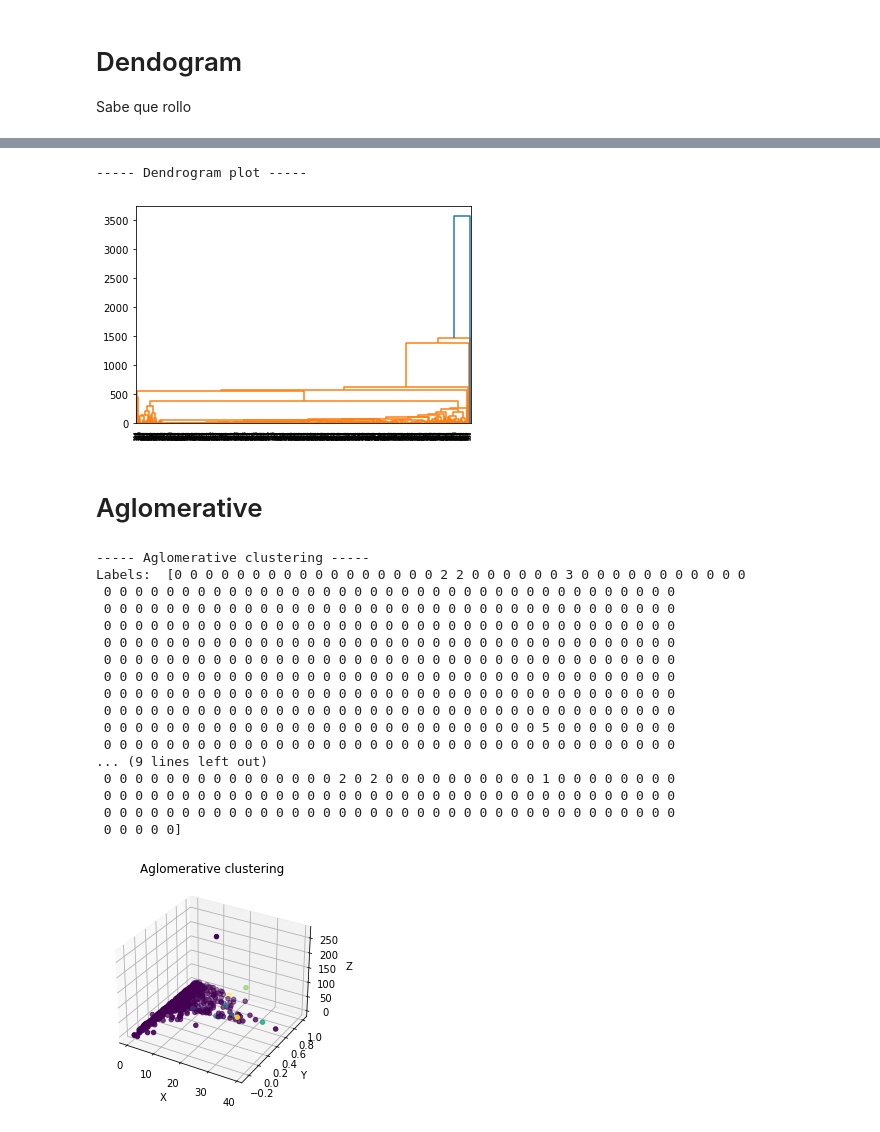
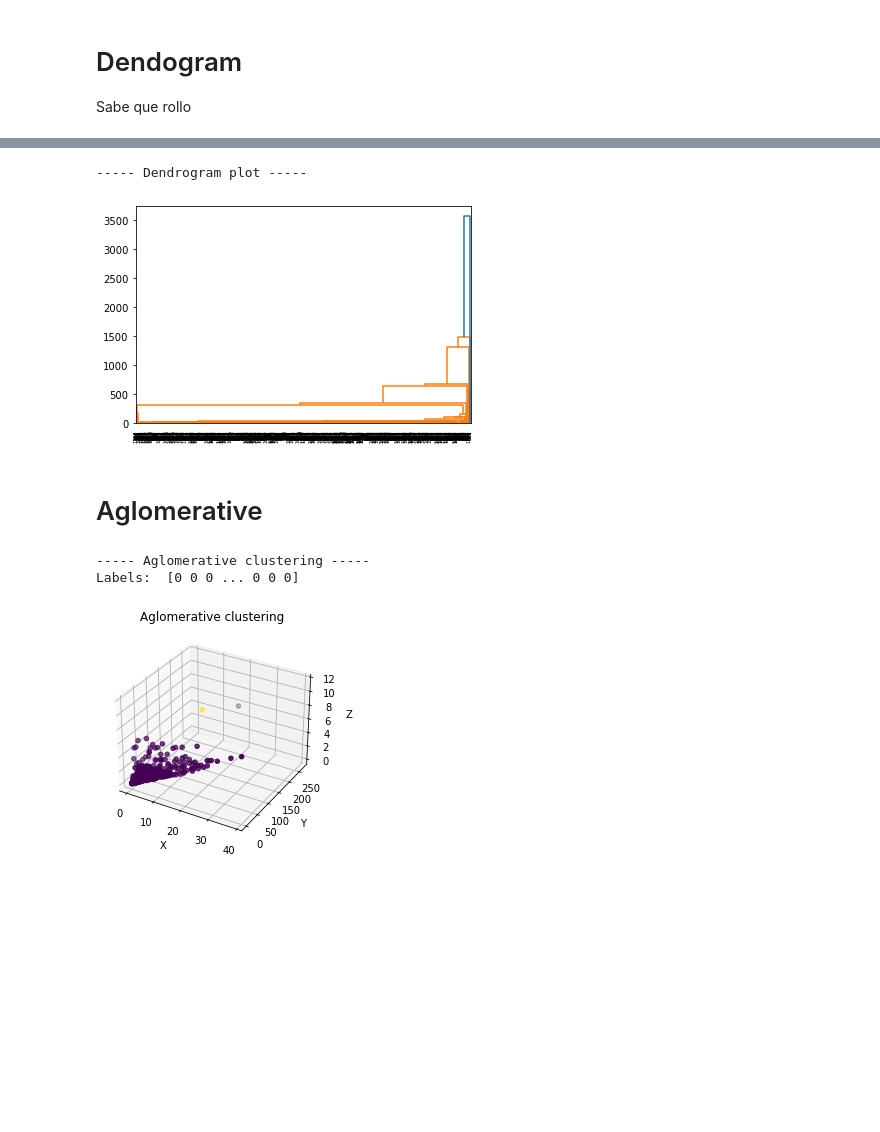
Before and after one commit to Hivini/rover-route-planning, a Jupyter notebook: data_analysis/agrupamiento_nav.ipynb, the cells around one changed output, grey strips where cells are left out. Saved outputs shown, nothing was run; the diff lists cells and outputs as text; code cells hidden in the pictures; blank space fills up the shorter version.

```diff
--- a/data_analysis/agrupamiento_nav.ipynb
+++ b/data_analysis/agrupamiento_nav.ipynb
@@ -25,7 +25,7 @@ def plot_d(points, labels, title):
         plt.title(title)
     plt.show()
 # %%
-x = np.load('nav_data.npy')
+x = np.load('processed_nav_data.npy')
 y = np.load('nav_data_labels.npy')
 # %%
 plot_d(x, y, 'Map Features')
@@ -99,34 +79,19 @@ dendrogram(linked, orientation='top',distance_sort='descending', show_leaf_count
 plt.show()
 # %% [output]
 ----- Dendrogram plot -----
-[figure, old version]
+[figure, new version]
 # %% [markdown]
 # Aglomerative
 # %%
 ####### Aglomerative clustering #######
 print('----- Aglomerative clustering -----')
-agl = AgglomerativeClustering(n_clusters=6, linkage = 'complete').fit(x)
+agl = AgglomerativeClustering(n_clusters=2, linkage = 'complete').fit(x)
 clustering_labels = agl.labels_
 print('Labels: ', clustering_labels)
 plot_d(x, clustering_labels, 'Aglomerative clustering')
 # %% [output]
 ----- Aglomerative clustering -----
-Labels:  [0 0 0 0 0 0 0 0 0 0 0 0 0 0 0 0 0 2 2 0 0 0 0 0 0 3 0 0 0 0 0 0 0 0 0 0 0
- 0 0 0 0 0 0 0 0 0 0 0 0 0 0 0 0 0 0 0 0 0 0 0 0 0 0 0 0 0 0 0 0 0 0 0 0 0
- 0 0 0 0 0 0 0 0 0 0 0 0 0 0 0 0 0 0 0 0 0 0 0 0 0 0 0 0 0 0 0 0 0 0 0 0 0
- 0 0 0 0 0 0 0 0 0 0 0 0 0 0 0 0 0 0 0 0 0 0 0 0 0 0 0 0 0 0 0 0 0 0 0 0 0
- 0 0 0 0 0 0 0 0 0 0 0 0 0 0 0 0 0 0 0 0 0 0 0 0 0 0 0 0 0 0 0 0 0 0 0 0 0
- 0 0 0 0 0 0 0 0 0 0 0 0 0 0 0 0 0 0 0 0 0 0 0 0 0 0 0 0 0 0 0 0 0 0 0 0 0
- 0 0 0 0 0 0 0 0 0 0 0 0 0 0 0 0 0 0 0 0 0 0 0 0 0 0 0 0 0 0 0 0 0 0 0 0 0
- 0 0 0 0 0 0 0 0 0 0 0 0 0 0 0 0 0 0 0 0 0 0 0 0 0 0 0 0 0 0 0 0 0 0 0 0 0
- 0 0 0 0 0 0 0 0 0 0 0 0 0 0 0 0 0 0 0 0 0 0 0 0 0 0 0 0 0 0 0 0 0 0 0 0 0
- 0 0 0 0 0 0 0 0 0 0 0 0 0 0 0 0 0 0 0 0 0 0 0 0 0 0 0 0 5 0 0 0 0 0 0 0 0
- 0 0 0 0 0 0 0 0 0 0 0 0 0 0 0 0 0 0 0 0 0 0 0 0 0 0 0 0 0 0 0 0 0 0 0 0 0
-... (9 lines left out)
- 0 0 0 0 0 0 0 0 0 0 0 0 0 0 0 2 0 2 0 0 0 0 0 0 0 0 0 0 1 0 0 0 0 0 0 0 0
- 0 0 0 0 0 0 0 0 0 0 0 0 0 0 0 0 0 0 0 0 0 0 0 0 0 0 0 0 0 0 0 0 0 0 0 0 0
- 0 0 0 0 0 0 0 0 0 0 0 0 0 0 0 0 0 0 0 0 0 0 0 0 0 0 0 0 0 0 0 0 0 0 0 0 0
- 0 0 0 0 0]
+Labels:  [0 0 0 ... 0 0 0]
-[figure, old version]
+[figure, new version]
 # %%
 # Aglomerative clustering with manhattan distance and mean linkage
```
Also changed, not shown: parts of 9 cells of this notebook, 38 other files.
